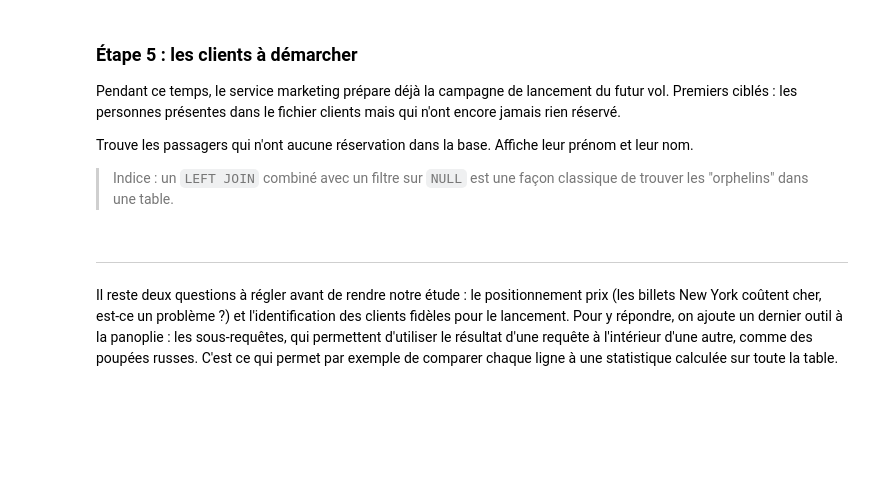
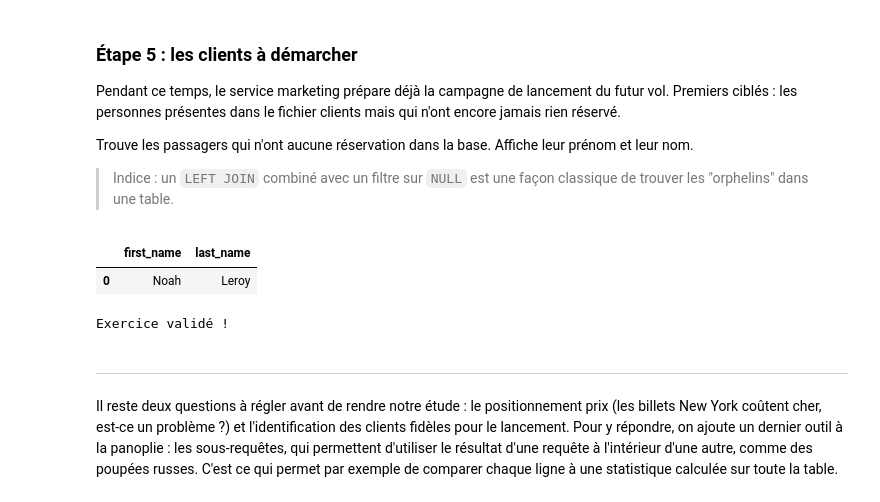
Before and after one commit to smazoyerdatascience/Cahier_Vacances_2026_Machine_Learnia, a Jupyter notebook: Projet_01/projet_01.ipynb, the cells around one changed output. Saved outputs shown, nothing was run; the diff lists cells and outputs as text; code cells hidden in the pictures; blank space fills up the shorter version.

```diff
--- a/Projet_01/projet_01.ipynb
+++ b/Projet_01/projet_01.ipynb
@@ -618,13 +618,21 @@ Trouve les passagers qui n'ont aucune réservation dans la base. Affiche leur pr
 # %%
 result = query("""
 -- ### START CODE HERE ###
-
+    SELECT first_name, last_name
+               FROM passengers
+               LEFT JOIN bookings
+               ON passengers.id = bookings.passenger_id
+               WHERE bookings.passenger_id IS NULL
 -- ### END CODE HERE ###
 """)
 display(result)
 
 assert len(result) == 1, f"Il y a 1 passagers sans réservation, tu en as {len(result)}"
 print("Exercice validé !")
+# %% [output]
+|  | first_name | last_name |
+| 0 | Noah | Leroy |
+Exercice validé !
 # %% [markdown]
 ---
 
```
